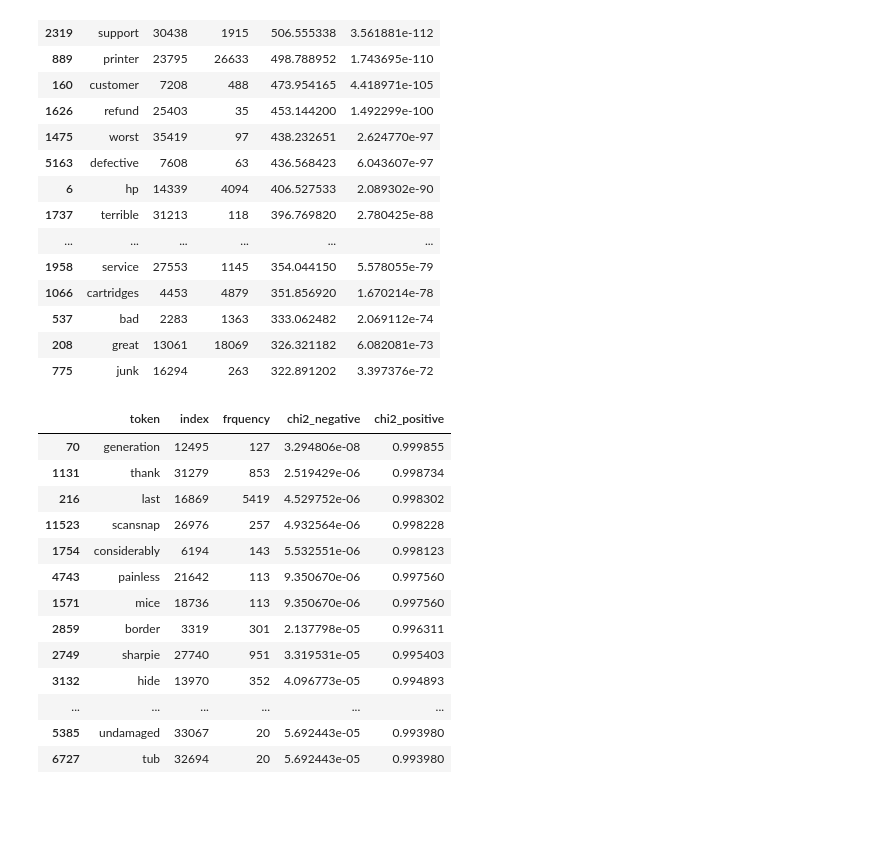
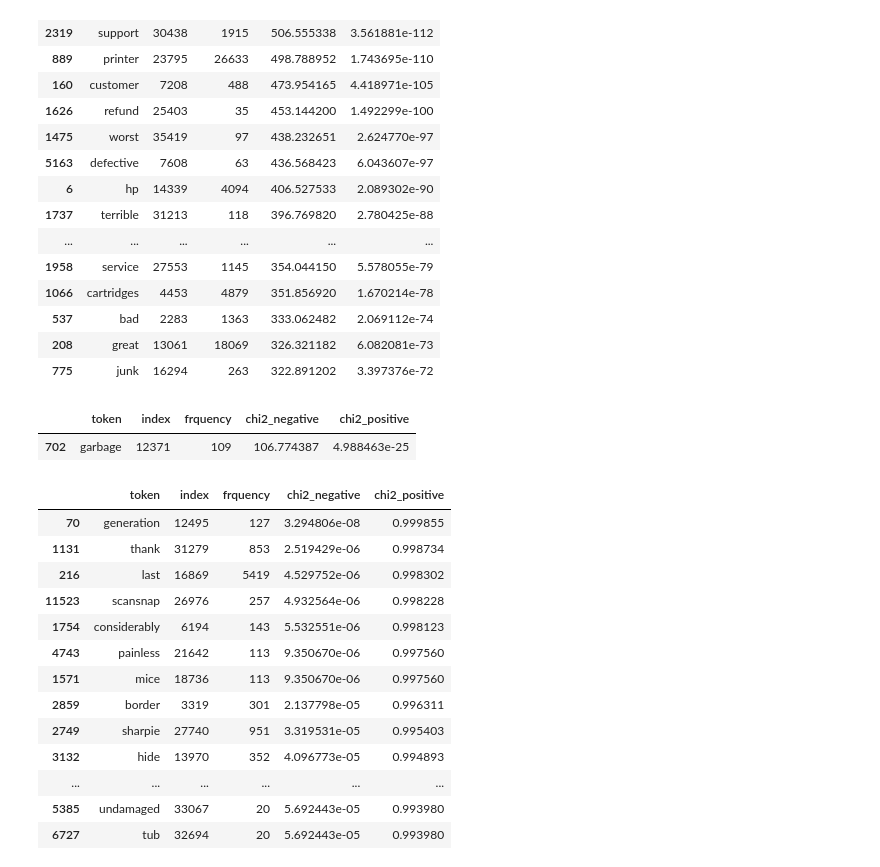
Before and after one commit to shishirkmr/predict_amazon_review_rating, a Jupyter notebook: text_analyzer.ipynb, the cells around one changed output. Saved outputs shown, nothing was run; the diff lists cells and outputs as text; code cells hidden in the pictures; blank space fills up the shorter version.

```diff
--- a/text_analyzer.ipynb
+++ b/text_analyzer.ipynb
@@ -436,6 +436,13 @@ df.sort_values(by='chi2_negative',ascending=False).head(20)
 | 537 | bad | 2283 | 1363 | 333.062482 | 2.069112e-74 |
 | 208 | great | 13061 | 18069 | 326.321182 | 6.082081e-73 |
 | 775 | junk | 16294 | 263 | 322.891202 | 3.397376e-72 |
+# %%
+df[df.token.str.contains('garbage')]
+# significant
+#frequency cutoff -5
+# %% [output]
+|  | token | index | frquency | chi2_negative | chi2_positive |
+| 702 | garbage | 12371 | 109 | 106.774387 | 4.988463e-25 |
 # %%
 df.sort_values(by='chi2_positive',ascending=False).head(20)
 # %% [output]
```
Also changed, not shown: parts of 15 cells of this notebook.
